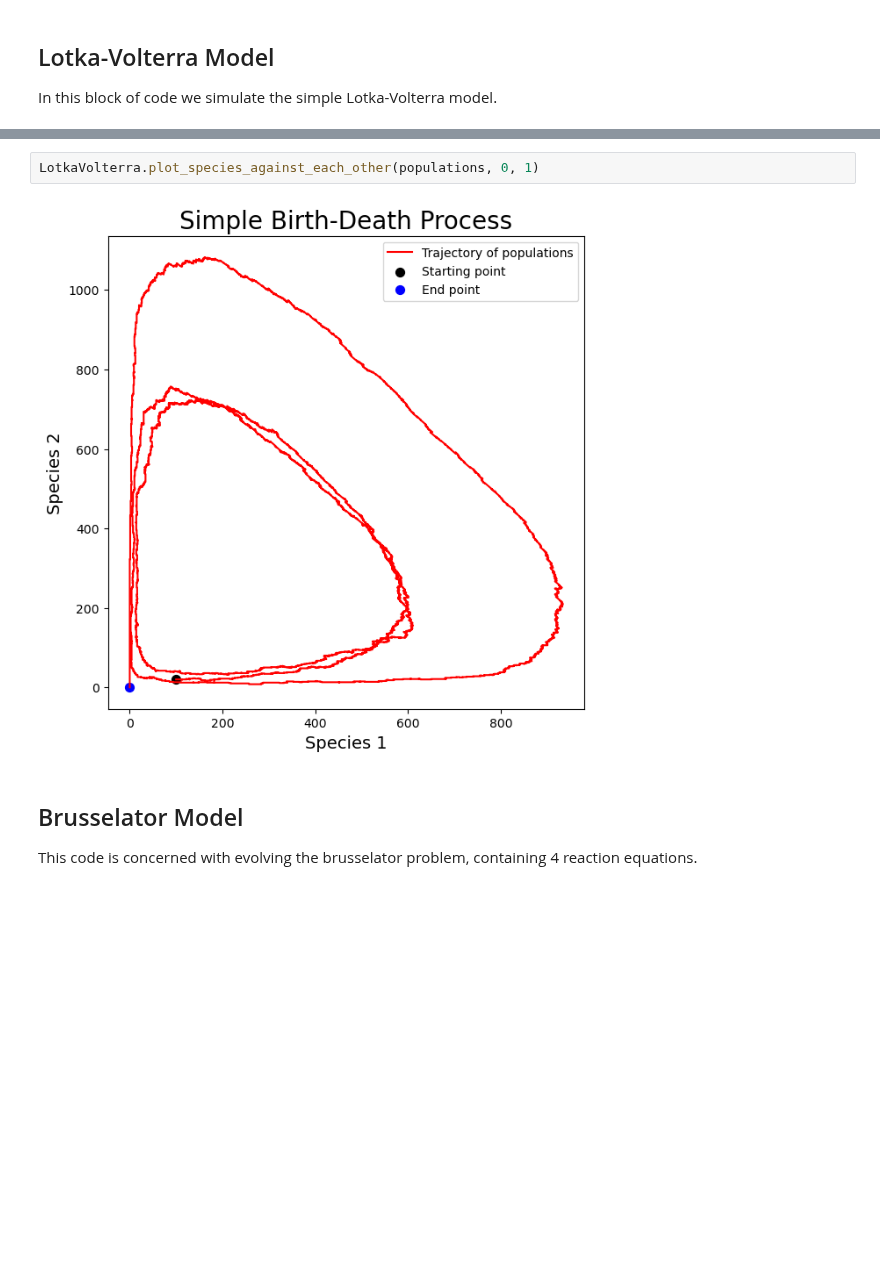
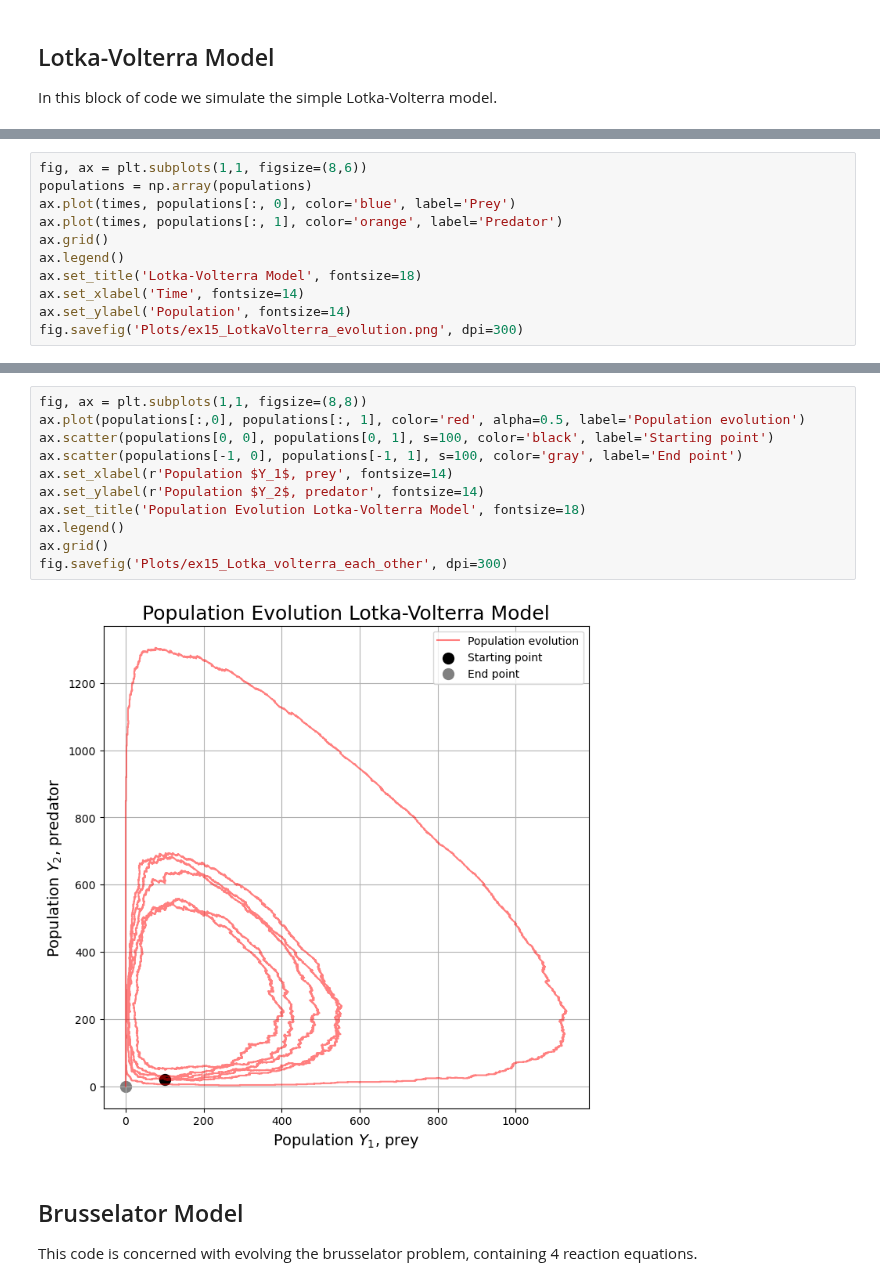
Before and after one commit to BertDepoorter/Monte-Carlo-Methods, a Jupyter notebook: Exercise_14_15_16_Gillespie_systems.ipynb, the cells around one changed output, grey strips where cells are left out. Cells and saved outputs as stored; diff of their text form; blank space fills up the shorter version.

Commit message:
Making figures

```diff
--- a/Exercise_14_15_16_Gillespie_systems.ipynb
+++ b/Exercise_14_15_16_Gillespie_systems.ipynb
@@ -39,0 +41,11 @@ LotkaVolterra.plot_species(times, populations, 0, 1)
+# %%
+fig, ax = plt.subplots(1,1, figsize=(8,6))
+populations = np.array(populations)
+ax.plot(times, populations[:, 0], color='blue', label='Prey')
+ax.plot(times, populations[:, 1], color='orange', label='Predator')
+ax.grid()
+ax.legend()
+ax.set_title('Lotka-Volterra Model', fontsize=18)
+ax.set_xlabel('Time', fontsize=14)
+ax.set_ylabel('Population', fontsize=14)
+fig.savefig('Plots/ex15_LotkaVolterra_evolution.png', dpi=300)
@@ -40,7 +54,16 @@ LotkaVolterra.plot_species(times, populations, 0, 1)
 # %%
-LotkaVolterra.plot_species_against_each_other(populations, 0, 1)
+fig, ax = plt.subplots(1,1, figsize=(8,8))
+ax.plot(populations[:,0], populations[:, 1], color='red', alpha=0.5, label='Population evolution')
+ax.scatter(populations[0, 0], populations[0, 1], s=100, color='black', label='Starting point')
+ax.scatter(populations[-1, 0], populations[-1, 1], s=100, color='gray', label='End point')
+ax.set_xlabel(r'Population $Y_1$, prey', fontsize=14)
+ax.set_ylabel(r'Population $Y_2$, predator', fontsize=14)
+ax.set_title('Population Evolution Lotka-Volterra Model', fontsize=18)
+ax.legend()
+ax.grid()
+fig.savefig('Plots/ex15_Lotka_volterra_each_other', dpi=300)
 # %% [output]
-[figure, old version]
+[figure, new version]
 # %% [markdown]
 ## Brusselator Model
 This code is concerned with evolving the brusselator problem, containing 4 reaction equations.
```
Also changed, not shown: parts of 11 cells of this notebook, 13 other files.
